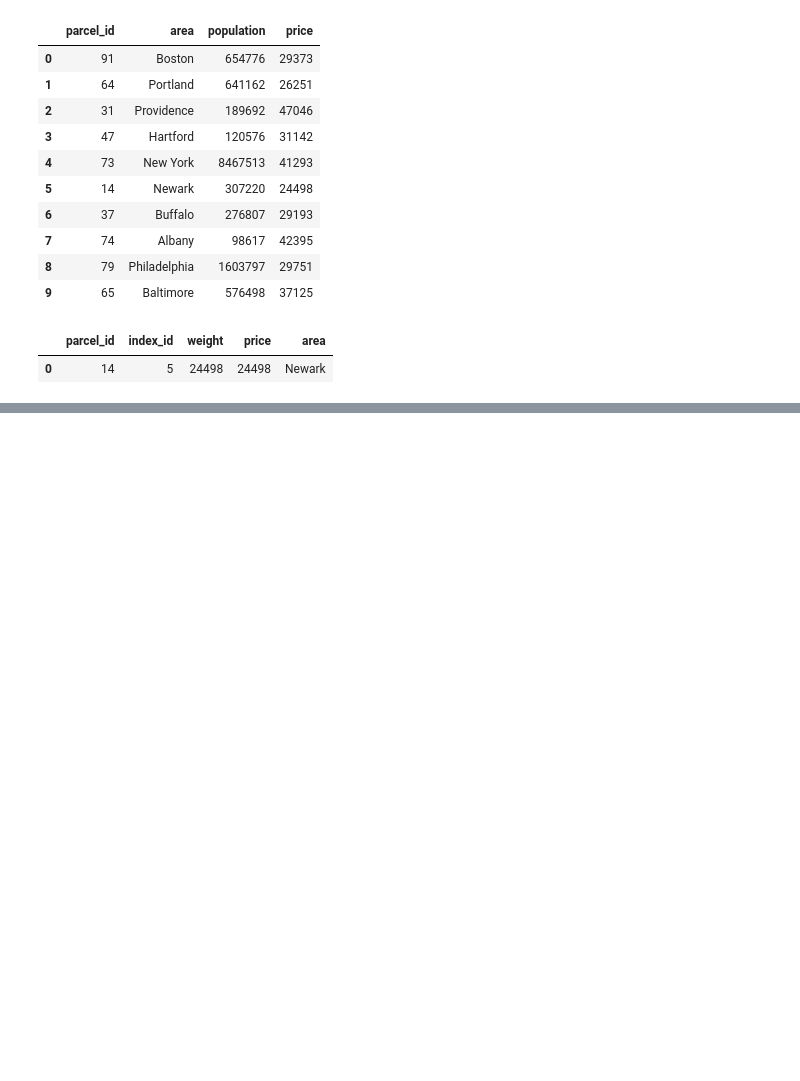
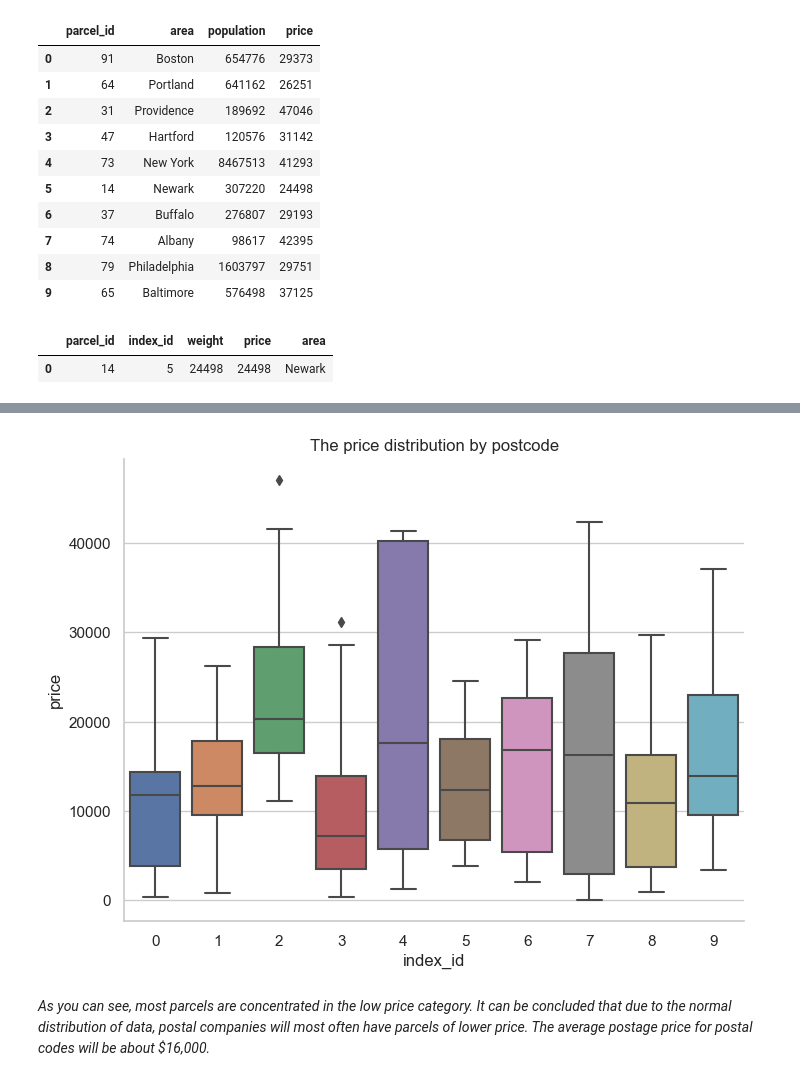
Before and after one commit to BernartGuddiny/postal_parcels, a Jupyter notebook: project_percels.ipynb, the cells around one changed output, grey strips where cells are left out. Drawn from its saved outputs; the diff is of its cells as text; code cells hidden in the pictures; blank space fills up the shorter version.

```diff
--- a/project_percels.ipynb
+++ b/project_percels.ipynb
@@ -353,0 +382,8 @@ select(sql)
+# %%
+# Creatting the price category
+parcel_aggr['price_category'] = pd.cut(parcel_aggr.price, 10)
+
+# Looking at the number of parcels of the price category
+price_bin = parcel_aggr.groupby('price_category')['parcel_id'].count()
+
+price_bin
@@ -353,0 +403,11 @@ select(sql)
+# %%
+# Looking the price boxplot distribution by postcode
+ax = sns.boxplot(data=parcel_aggr
+                 , x='index_id'
+                 , y='price')
+ax.set(title='The price distribution by postcode')
+sns.despine()
+# %% [output]
+[figure, added]
+# %% [markdown]
+*As you can see, most parcels are concentrated in the low price category. It can be concluded that due to the normal distribution of data, postal companies will most often have parcels of lower price. The average postage price for postal codes will be about $16,000.*
```
Also changed, not shown: parts of 5 cells of this notebook, 1 other file.
